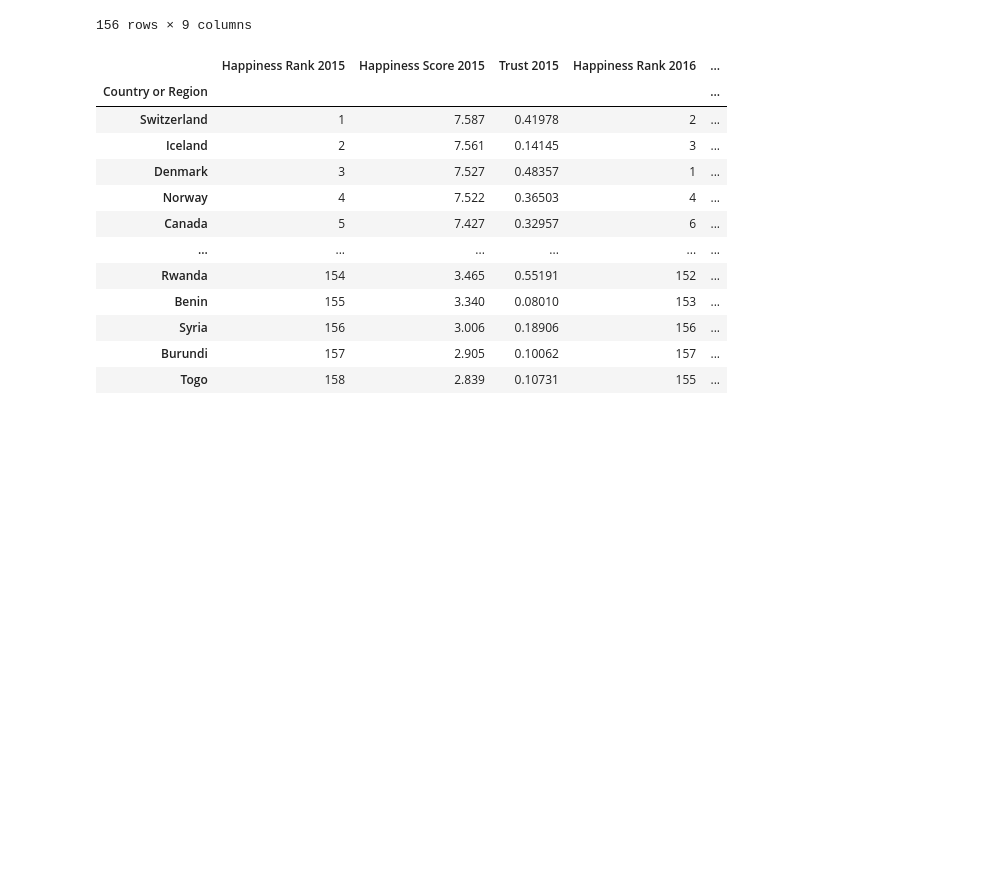
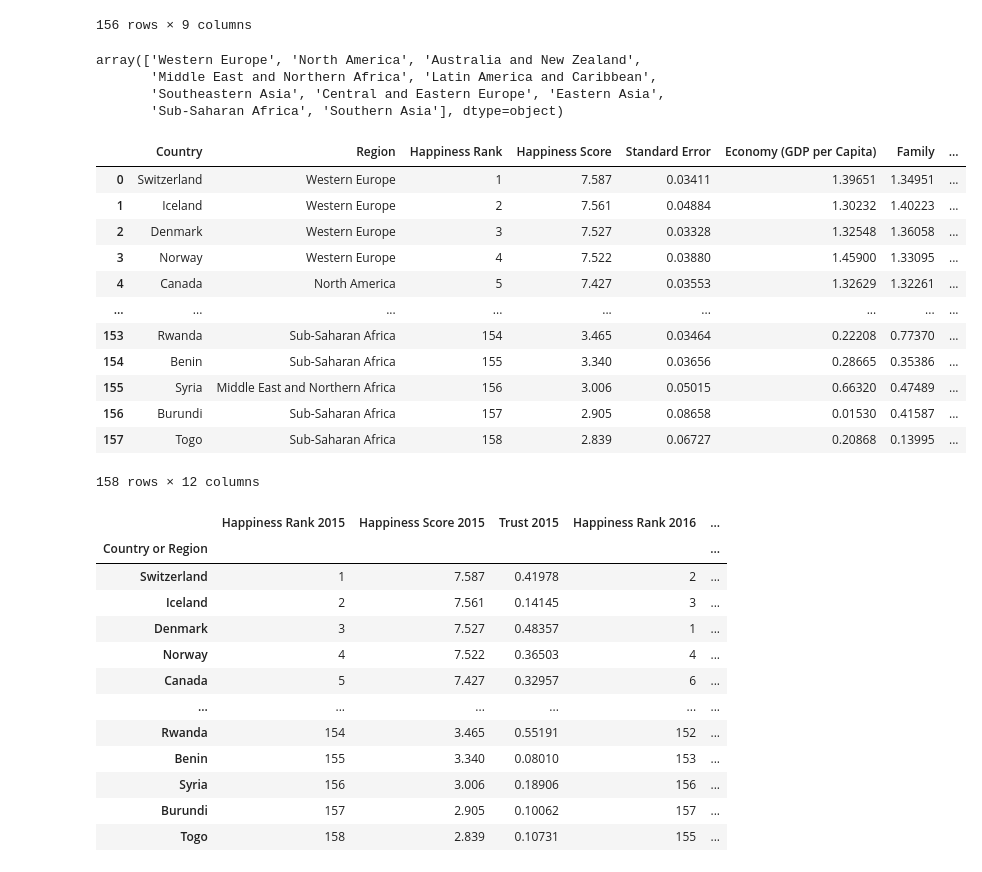
Before and after one commit to DanyCh093/Project-One-, a Jupyter notebook: world-happiness/Happiness_Index_Renamed.ipynb, the cells around one changed output. Saved outputs shown, nothing was run; the diff lists cells and outputs as text; code cells hidden in the pictures; blank space fills up the shorter version.

```diff
--- a/world-happiness/Happiness_Index_Renamed.ipynb
+++ b/world-happiness/Happiness_Index_Renamed.ipynb
@@ -51,6 +51,29 @@ norm2019_df
 | 154 | Central African Republic | 155 | 3.083 | 0.026 | 0.000 | ... |
 | 155 | South Sudan | 156 | 2.853 | 0.306 | 0.575 | ... |
 156 rows × 9 columns
+# %%
+happy2015_df['Region'].unique()
+# %% [output]
+array(['Western Europe', 'North America', 'Australia and New Zealand',
+       'Middle East and Northern Africa', 'Latin America and Caribbean',
+       'Southeastern Asia', 'Central and Eastern Europe', 'Eastern Asia',
+       'Sub-Saharan Africa', 'Southern Asia'], dtype=object)
+# %%
+happy2015_df
+# %% [output]
+|  | Country | Region | Happiness Rank | Happiness Score | Standard Error | Economy (GDP per Capita) | Family | ... |
+| 0 | Switzerland | Western Europe | 1 | 7.587 | 0.03411 | 1.39651 | 1.34951 | ... |
+| 1 | Iceland | Western Europe | 2 | 7.561 | 0.04884 | 1.30232 | 1.40223 | ... |
+| 2 | Denmark | Western Europe | 3 | 7.527 | 0.03328 | 1.32548 | 1.36058 | ... |
+| 3 | Norway | Western Europe | 4 | 7.522 | 0.03880 | 1.45900 | 1.33095 | ... |
+| 4 | Canada | North America | 5 | 7.427 | 0.03553 | 1.32629 | 1.32261 | ... |
+| ... | ... | ... | ... | ... | ... | ... | ... | ... |
+| 153 | Rwanda | Sub-Saharan Africa | 154 | 3.465 | 0.03464 | 0.22208 | 0.77370 | ... |
+| 154 | Benin | Sub-Saharan Africa | 155 | 3.340 | 0.03656 | 0.28665 | 0.35386 | ... |
+| 155 | Syria | Middle East and Northern Africa | 156 | 3.006 | 0.05015 | 0.66320 | 0.47489 | ... |
+| 156 | Burundi | Sub-Saharan Africa | 157 | 2.905 | 0.08658 | 0.01530 | 0.41587 | ... |
+| 157 | Togo | Sub-Saharan Africa | 158 | 2.839 | 0.06727 | 0.20868 | 0.13995 | ... |
+158 rows × 12 columns
 # %%
 # setting up the 5 df (one for each year)for an easy merge of years just with the varaibles TRUST
 #2015 Trust
```
Also changed, not shown: parts of 4 cells of this notebook.
